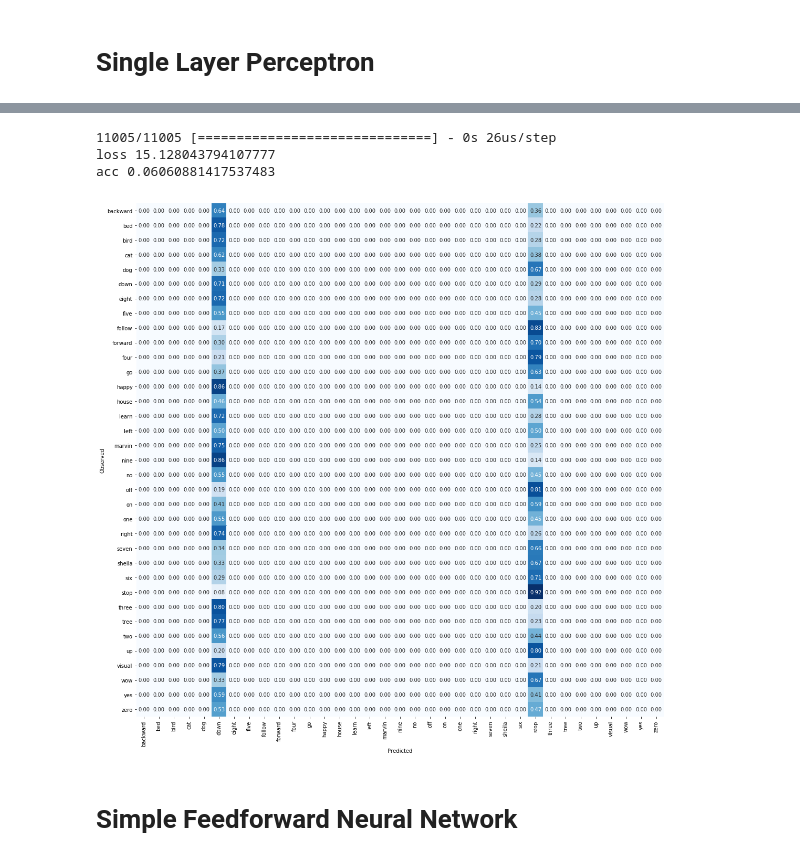
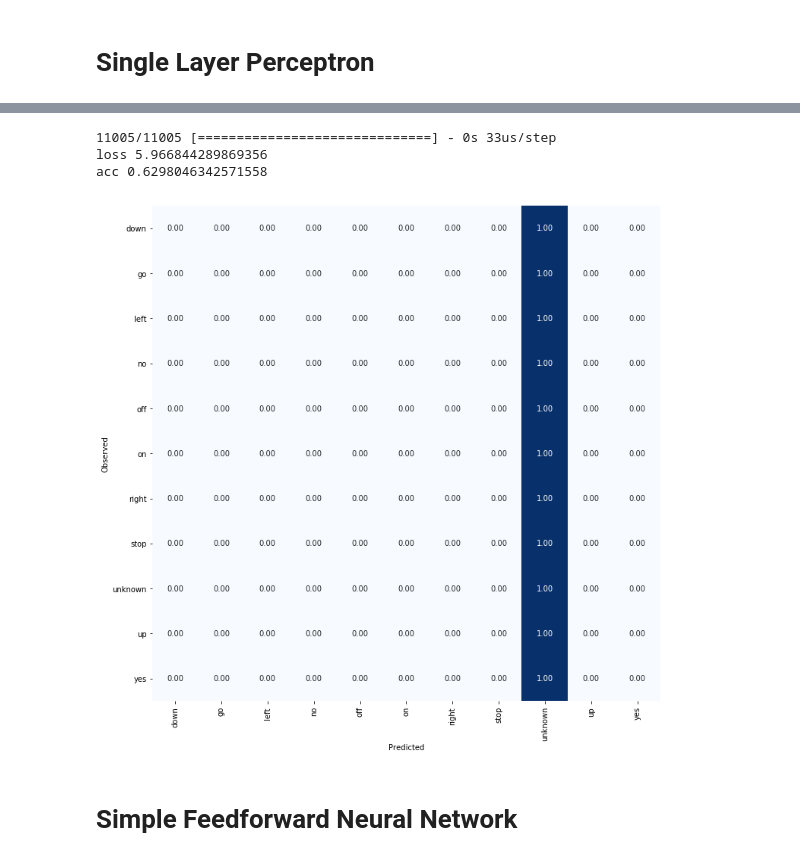
Before and after one commit to pspratling/Speech-Recognition, a Jupyter notebook: notebooks/1-simple_classifiers.ipynb, the cells around one changed output, grey strips where cells are left out. Cells and saved outputs as stored; diff of their text form; code cells hidden in the pictures.

```diff
--- a/notebooks/1-simple_classifiers.ipynb
+++ b/notebooks/1-simple_classifiers.ipynb
@@ -21,6 +21,7 @@ from tensorflow.keras.callbacks import EarlyStopping
 # Loading and Reshaping Data
 # %%
 words = [word for word in os.listdir('data/train')]
+command_words = sorted(['yes', 'no', 'up', 'down', 'left', 'right', 'on', 'off', 'stop', 'go', 'unknown'])
 
 
 def get_fold_data(fold, words=words):
@@ -30,8 +31,9 @@ def get_fold_data(fold, words=words):
     words: list of words to extract
     """
     def load_word(word_name):
-        X = np.load('data/{}/{}/mfcc.npy'.format(fold, word))
-        y = np.full(shape=X.shape[0], fill_value=word_name)
+        X = np.load('data/{}/{}/mfcc.npy'.format(fold, word_name))
+        y = np.full(shape=X.shape[0],
+                    fill_value=word_name if word_name in command_words else 'unknown')
         return X, y
 
     X_total = np.array([]).reshape(0, 20 , 32)
@@ -96,11 +107,10 @@ y_train shape: (84843,)
 model = Sequential()
 model.add(InputLayer(input_shape=(X_train[0].shape)))
 model.add(Flatten())
-model.add(Dense(35, activation='softmax'))
+model.add(Dense(11, activation='softmax'))
 model.compile(loss='categorical_crossentropy',
-              optimizer='adadelta',
+              optimizer='adam',
               metrics=['accuracy'])
-early_stopping_monitor = EarlyStopping(patience=3)
 model.fit(X_train, y_train_hot, batch_size=100, epochs=100, verbose=1,
           validation_data=(X_val, y_val_hot), callbacks=[early_stopping_monitor])
 # %% [output]
@@ -124,27 +130,27 @@ score = model.evaluate(x=X_test, y=y_test_hot)
 for name, value in zip(model.metrics_names, score):
     print(name, value)
 # %% [output]
-11005/11005 [==============================] - 0s 26us/step
-loss 15.128043794107777
-acc 0.06060881417537483
+11005/11005 [==============================] - 0s 33us/step
+loss 5.966844289869356
+acc 0.6298046342571558
 # %%
 def plot_confusion_matrix(y_pred, y_test):
-    y_pred_labels = np.array([words[y] for y in y_pred])
+    y_pred_labels = np.array([command_words[y] for y in y_pred])
     conf_matrix = confusion_matrix(y_test, y_pred_labels)
     conf_matrix_percent = np.divide(conf_matrix.T, conf_matrix.sum(axis=1)).T
-    fig, ax = plt.subplots(figsize=(18, 18))
+    fig, ax = plt.subplots(figsize=(12, 12))
     sns.heatmap(conf_matrix_percent, cmap='Blues', ax=ax, annot=True, fmt='.2f', cbar=False)
-    ax.set_xticklabels(words, rotation=90)
-    ax.set_yticklabels(words, rotation=0)
+    ax.set_xticklabels(command_words, rotation=90)
+    ax.set_yticklabels(command_words, rotation=0)
     ax.set_ylabel('Observed')
     ax.set_xlabel('Predicted')
     plt.show()
     return conf_matrix_percent
 
 y_pred_perceptron = model.predict_classes(x=X_test)
 a = plot_confusion_matrix(y_pred_perceptron, y_test)
 # %% [output]
-[figure, old version]
+[figure, new version]
 # %% [markdown]
 # Simple Feedforward Neural Network
 # %%
```
Also changed, not shown: parts of 6 cells of this notebook.
